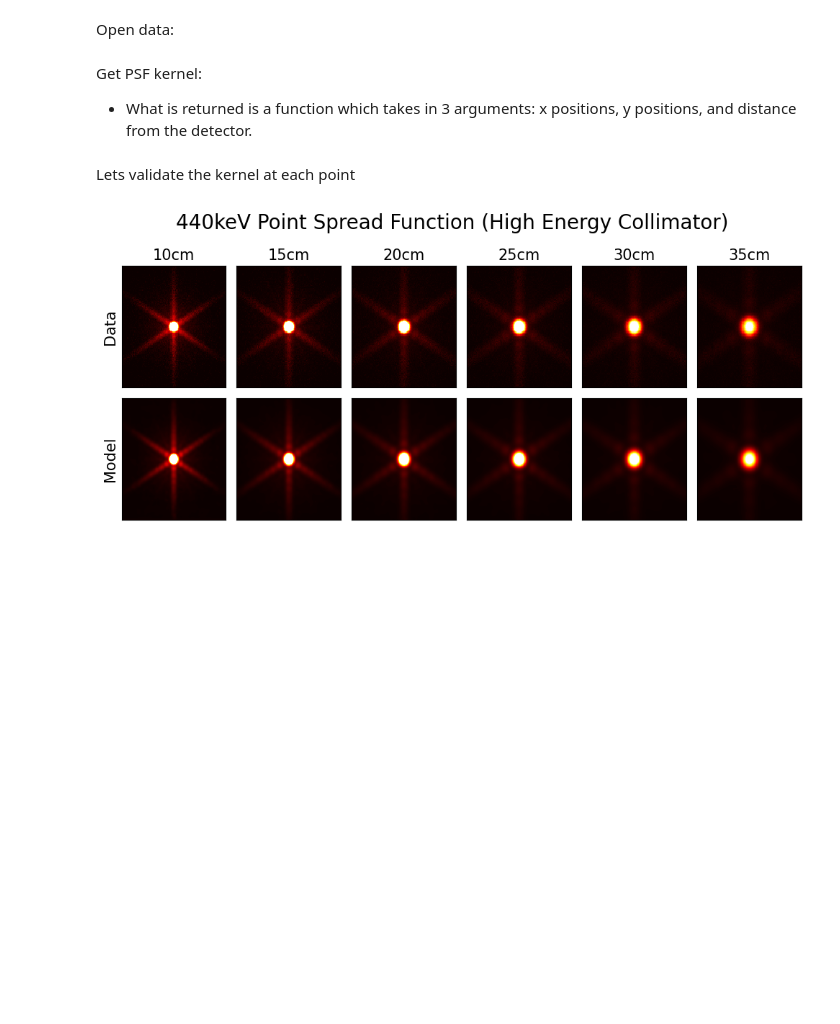
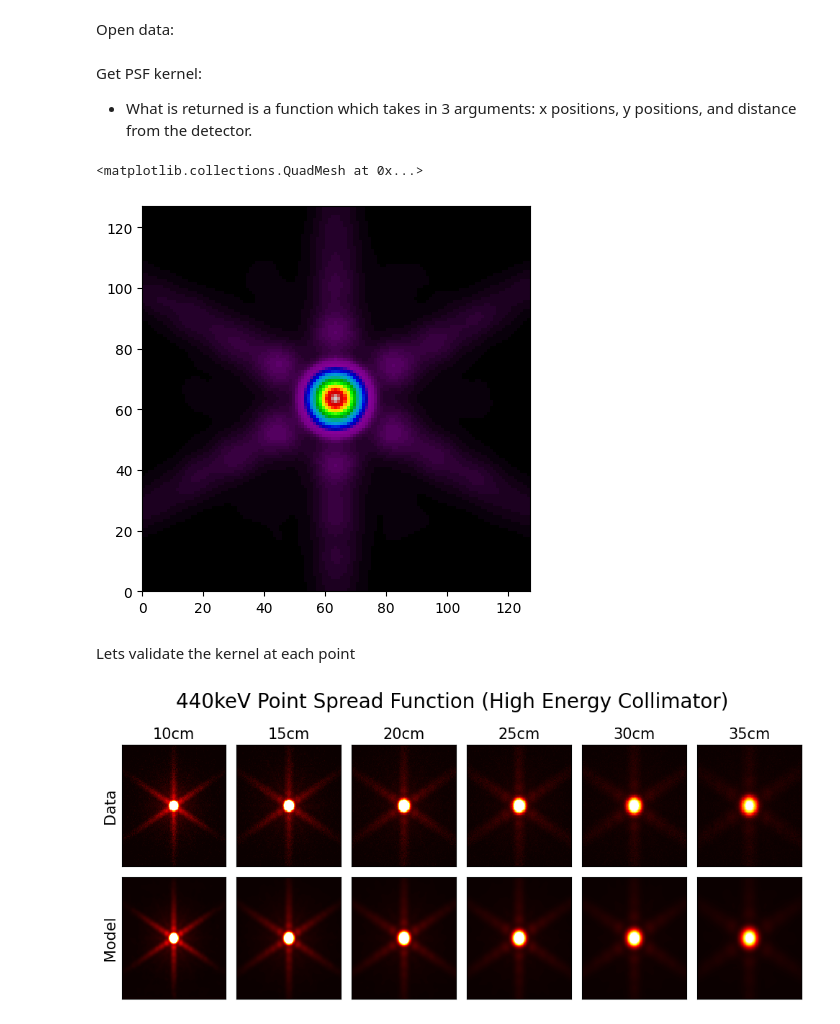
Before and after one commit to lukepolson/spect_psf_fitting, a Jupyter notebook: analysis.ipynb, the cells around one changed output. Cells and saved outputs as stored; diff of their text form; code cells hidden in the pictures; blank space fills up the shorter version.

```diff
--- a/analysis.ipynb
+++ b/analysis.ipynb
@@ -22,6 +22,18 @@ Get PSF kernel:
 * What is returned is a function which takes in 3 arguments: x positions, y positions, and distance from the detector.
 # %%
 kernel_f = get_psf_kernel(paths)
+# %%
+Nx = 127
+dx = 0.48
+x_eval = y_eval = np.arange(-(Nx-1)/2, (Nx+1)/2, 1) * dx
+# %%
+projections_analytical = kernel_f(x_eval, y_eval, d=65)
+# %%
+plt.figure(figsize=(5,5))
+plt.pcolormesh(projections_analytical, cmap='nipy_spectral')
+# %% [output]
+<matplotlib.collections.QuadMesh at 0x...>
+[figure, added]
 # %% [markdown]
 Lets validate the kernel at each point
 # %%
```
Also changed, not shown: 2 other files.
